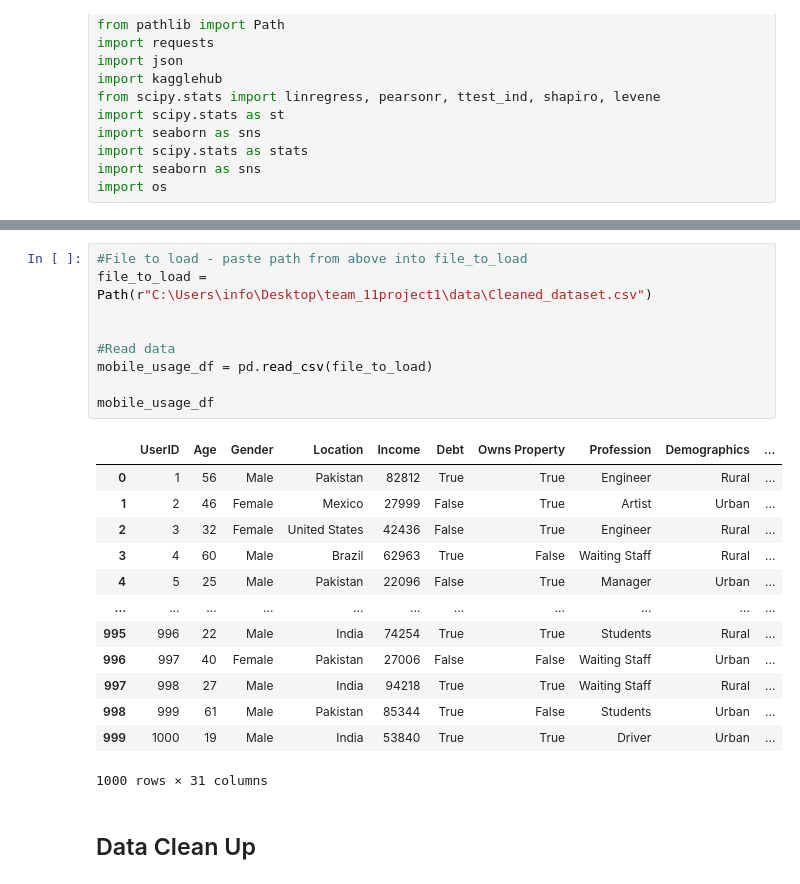
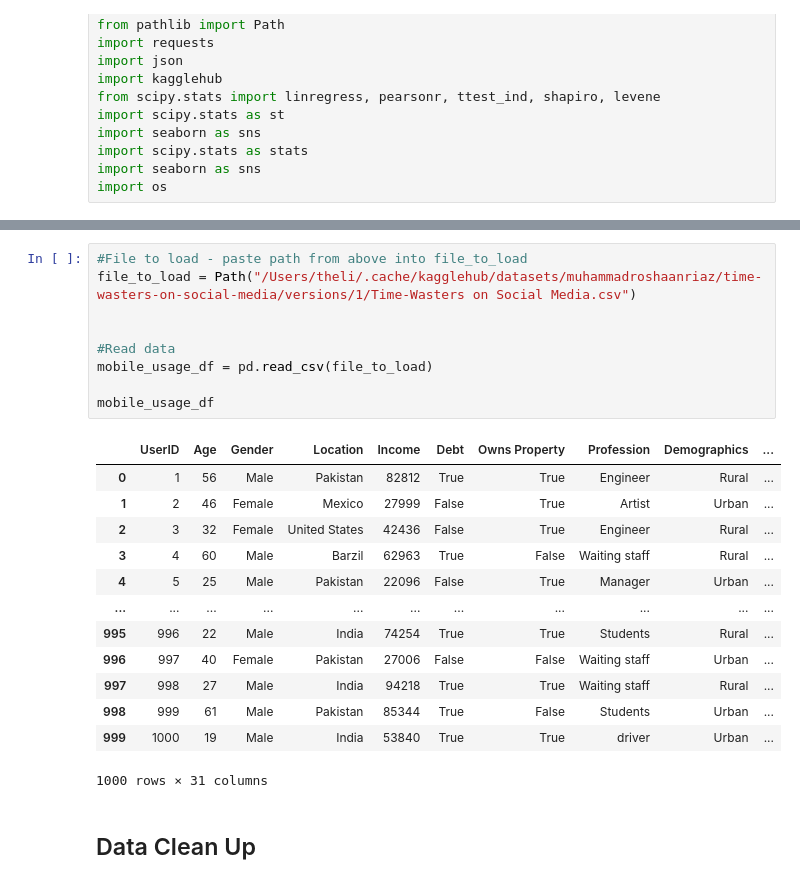
Before and after one commit to wrighang/project_01_team_11, a Jupyter notebook: Team_Eleven_Behavioral_Study.ipynb, the cells around one changed output, grey strips where cells are left out. Saved outputs shown, nothing was run; the diff lists cells and outputs as text.

```diff
--- a/Team_Eleven_Behavioral_Study.ipynb
+++ b/Team_Eleven_Behavioral_Study.ipynb
@@ -46,25 +48,25 @@ Path to dataset files: C:\Users\info\.cache\kagglehub\datasets\muhammadroshaanri
 # %%
 #File to load - paste path from above into file_to_load
-file_to_load = Path(r"C:\Users\info\Desktop\team_11project1\data\Cleaned_dataset.csv")
+file_to_load = Path("/Users/theli/.cache/kagglehub/datasets/muhammadroshaanriaz/time-wasters-on-social-media/versions/1/Time-Wasters on Social Media.csv")
 
 
 #Read data
 mobile_usage_df = pd.read_csv(file_to_load)
 
 mobile_usage_df
 # %% [output]
 |  | UserID | Age | Gender | Location | Income | Debt | Owns Property | Profession | Demographics | ... |
 | 0 | 1 | 56 | Male | Pakistan | 82812 | True | True | Engineer | Rural | ... |
 | 1 | 2 | 46 | Female | Mexico | 27999 | False | True | Artist | Urban | ... |
 | 2 | 3 | 32 | Female | United States | 42436 | False | True | Engineer | Rural | ... |
-| 3 | 4 | 60 | Male | Brazil | 62963 | True | False | Waiting Staff | Rural | ... |
+| 3 | 4 | 60 | Male | Barzil | 62963 | True | False | Waiting staff | Rural | ... |
 | 4 | 5 | 25 | Male | Pakistan | 22096 | False | True | Manager | Urban | ... |
 | ... | ... | ... | ... | ... | ... | ... | ... | ... | ... | ... |
 | 995 | 996 | 22 | Male | India | 74254 | True | True | Students | Rural | ... |
-| 996 | 997 | 40 | Female | Pakistan | 27006 | False | False | Waiting Staff | Urban | ... |
-| 997 | 998 | 27 | Male | India | 94218 | True | True | Waiting Staff | Rural | ... |
+| 996 | 997 | 40 | Female | Pakistan | 27006 | False | False | Waiting staff | Urban | ... |
+| 997 | 998 | 27 | Male | India | 94218 | True | True | Waiting staff | Rural | ... |
 | 998 | 999 | 61 | Male | Pakistan | 85344 | True | False | Students | Urban | ... |
-| 999 | 1000 | 19 | Male | India | 53840 | True | True | Driver | Urban | ... |
+| 999 | 1000 | 19 | Male | India | 53840 | True | True | driver | Urban | ... |
 1000 rows × 31 columns
 # %% [markdown]
 ## Data Clean Up
```
Also changed, not shown: parts of 8 cells of this notebook, 2 other files.
